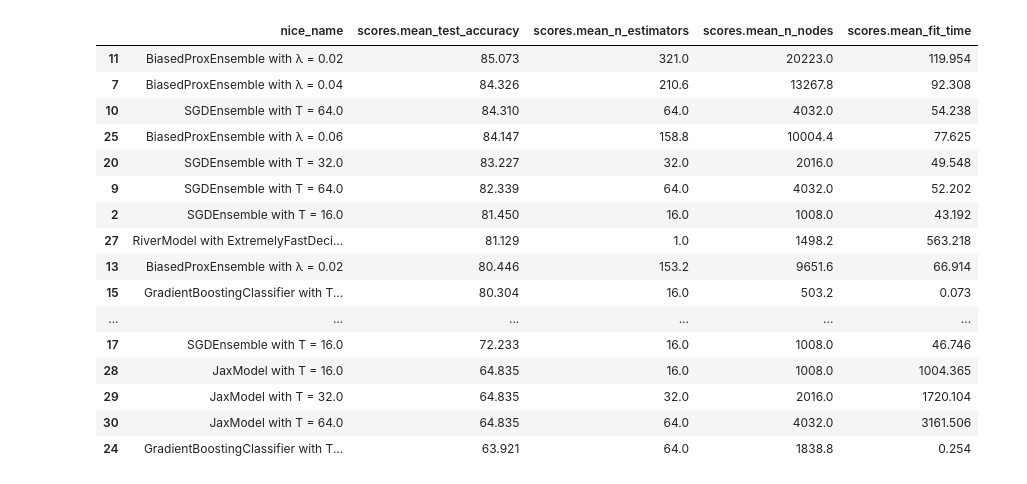
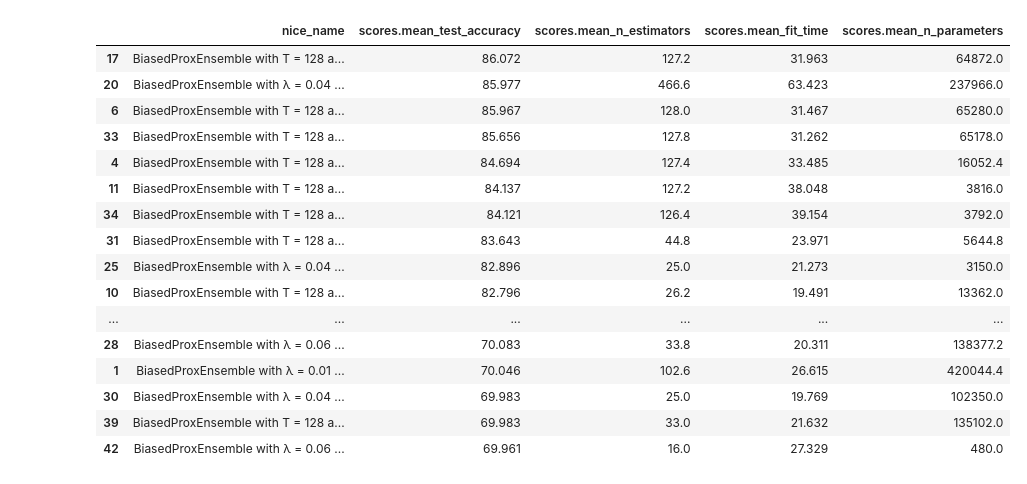
Before and after one commit to sbuschjaeger/se-online, a Jupyter notebook: explore_results.ipynb, the cells around one changed output. Cells and saved outputs as stored; diff of their text form; code cells hidden in the pictures.

```diff
--- a/explore_results.ipynb
+++ b/explore_results.ipynb
@@ -19,13 +19,13 @@ def nice_name(row):
         model_name = "{} with {}".format(row["model"], row["river_model"])
     elif (row["model"] == "BiasedProxEnsemble"):
         if int(row["max_trees"]) == 0:
-            model_name = "{} with λ = {}".format(row["model"],row["l_reg"])
+            model_name = "{} with λ = {}, max_depth = {}, mode = {}, stepsize = {}".format(row["model"],row["l_reg"], row["max_depth"], row["mode"], row["step_size"])
         else:
-            model_name = "{} with T = {} and with λ = {}".format(row["model"], row["max_trees"], row["l_reg"])
+            model_name = "{} with T = {}, max_depth = {}, mode = {}, stepsize = {} with λ = {}".format(row["model"], row["max_trees"], row["max_depth"], row["step_size"], row["mode"], row["l_reg"])
     elif row["model"] == "JaxModel":
-        model_name = "{} with T = {}".format(row["model"], row["n_trees"])
+        model_name = "{} with T = {}, max_depth = {}, with temp_scaling = {}".format(row["model"], row["n_trees"], row["max_depth"], row["temp_scaling"])
     else:
-        model_name = "{} with T = {}".format(row["model"], row["max_trees"])
+        model_name = "{} with T = {}, max_depth = {}, mode = {}, stepsize = {}".format(row["model"], row["max_trees"], row["max_depth"], row["mode"], row["step_size"])
 
     return model_name
 
@@ -63,26 +63,28 @@ df
 # %%
+from IPython.display import display, HTML
 df.columns
-tabledf = df[["nice_name", "scores.mean_test_accuracy", "scores.mean_n_estimators", "scores.mean_n_nodes", "scores.mean_fit_time"]]
+tabledf = df[["nice_name", "scores.mean_test_accuracy", "scores.mean_n_estimators", "scores.mean_fit_time", "scores.mean_n_parameters"]]
 tabledf = tabledf.sort_values(by=['scores.mean_test_accuracy'], ascending = False)
-tabledf
+#display(tabledf)
+display(HTML(tabledf.to_html()))
 # %% [output]
-|  | nice_name | scores.mean_test_accuracy | scores.mean_n_estimators | scores.mean_n_nodes | scores.mean_fit_time |
-| 11 | BiasedProxEnsemble with λ = 0.02 | 85.073 | 321.0 | 20223.0 | 119.954 |
-| 7 | BiasedProxEnsemble with λ = 0.04 | 84.326 | 210.6 | 13267.8 | 92.308 |
-| 10 | SGDEnsemble with T = 64.0 | 84.310 | 64.0 | 4032.0 | 54.238 |
-| 25 | BiasedProxEnsemble with λ = 0.06 | 84.147 | 158.8 | 10004.4 | 77.625 |
-| 20 | SGDEnsemble with T = 32.0 | 83.227 | 32.0 | 2016.0 | 49.548 |
-| 9 | SGDEnsemble with T = 64.0 | 82.339 | 64.0 | 4032.0 | 52.202 |
-| 2 | SGDEnsemble with T = 16.0 | 81.450 | 16.0 | 1008.0 | 43.192 |
-| 27 | RiverModel with ExtremelyFastDeci... | 81.129 | 1.0 | 1498.2 | 563.218 |
-| 13 | BiasedProxEnsemble with λ = 0.02 | 80.446 | 153.2 | 9651.6 | 66.914 |
-| 15 | GradientBoostingClassifier with T... | 80.304 | 16.0 | 503.2 | 0.073 |
+|  | nice_name | scores.mean_test_accuracy | scores.mean_n_estimators | scores.mean_fit_time | scores.mean_n_parameters |
+| 17 | BiasedProxEnsemble with T = 128 a... | 86.072 | 127.2 | 31.963 | 64872.0 |
+| 20 | BiasedProxEnsemble with λ = 0.04 ... | 85.977 | 466.6 | 63.423 | 237966.0 |
+| 6 | BiasedProxEnsemble with T = 128 a... | 85.967 | 128.0 | 31.467 | 65280.0 |
+| 33 | BiasedProxEnsemble with T = 128 a... | 85.656 | 127.8 | 31.262 | 65178.0 |
+| 4 | BiasedProxEnsemble with T = 128 a... | 84.694 | 127.4 | 33.485 | 16052.4 |
+| 11 | BiasedProxEnsemble with T = 128 a... | 84.137 | 127.2 | 38.048 | 3816.0 |
+| 34 | BiasedProxEnsemble with T = 128 a... | 84.121 | 126.4 | 39.154 | 3792.0 |
+| 31 | BiasedProxEnsemble with T = 128 a... | 83.643 | 44.8 | 23.971 | 5644.8 |
+| 25 | BiasedProxEnsemble with λ = 0.04 ... | 82.896 | 25.0 | 21.273 | 3150.0 |
+| 10 | BiasedProxEnsemble with T = 128 a... | 82.796 | 26.2 | 19.491 | 13362.0 |
 | ... | ... | ... | ... | ... | ... |
-| 17 | SGDEnsemble with T = 16.0 | 72.233 | 16.0 | 1008.0 | 46.746 |
-| 28 | JaxModel with T = 16.0 | 64.835 | 16.0 | 1008.0 | 1004.365 |
-| 29 | JaxModel with T = 32.0 | 64.835 | 32.0 | 2016.0 | 1720.104 |
-| 30 | JaxModel with T = 64.0 | 64.835 | 64.0 | 4032.0 | 3161.506 |
-| 24 | GradientBoostingClassifier with T... | 63.921 | 64.0 | 1838.8 | 0.254 |
+| 28 | BiasedProxEnsemble with λ = 0.06 ... | 70.083 | 33.8 | 20.311 | 138377.2 |
+| 1 | BiasedProxEnsemble with λ = 0.01 ... | 70.046 | 102.6 | 26.615 | 420044.4 |
+| 30 | BiasedProxEnsemble with λ = 0.04 ... | 69.983 | 25.0 | 19.769 | 102350.0 |
+| 39 | BiasedProxEnsemble with T = 128 a... | 69.983 | 33.0 | 21.632 | 135102.0 |
+| 42 | BiasedProxEnsemble with λ = 0.06 ... | 69.961 | 16.0 | 27.329 | 480.0 |
 # %%
 import numpy as np
 pd.set_option('expand_frame_repr', True)
```
Also changed, not shown: parts of 2 cells of this notebook, 11 other files.
